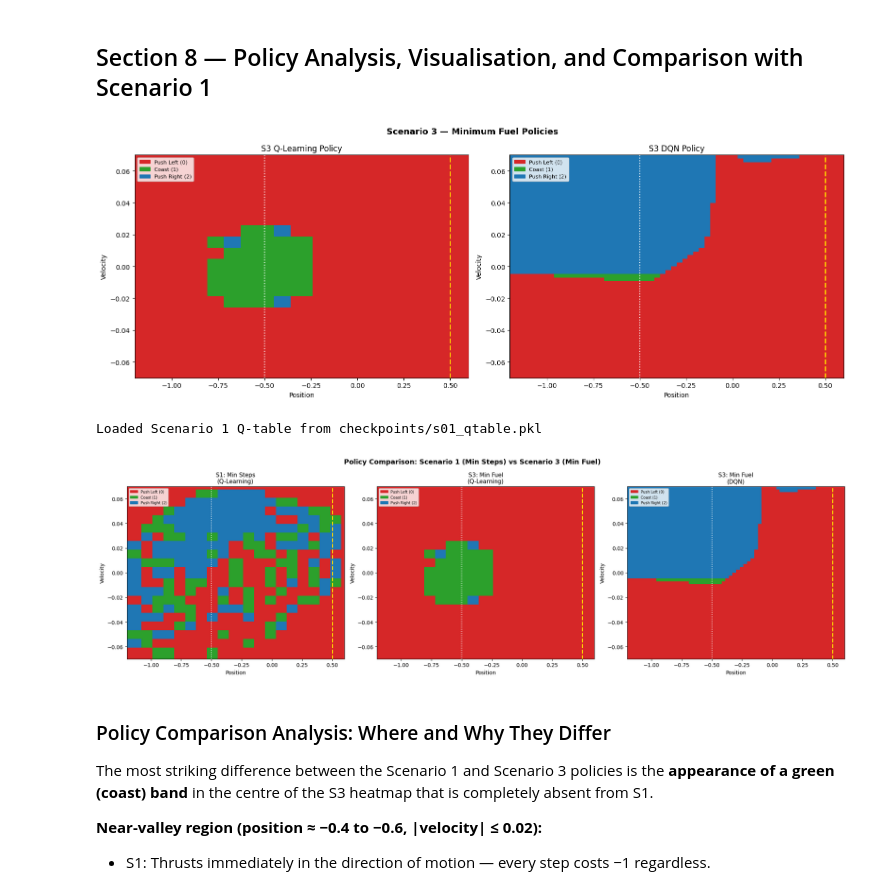
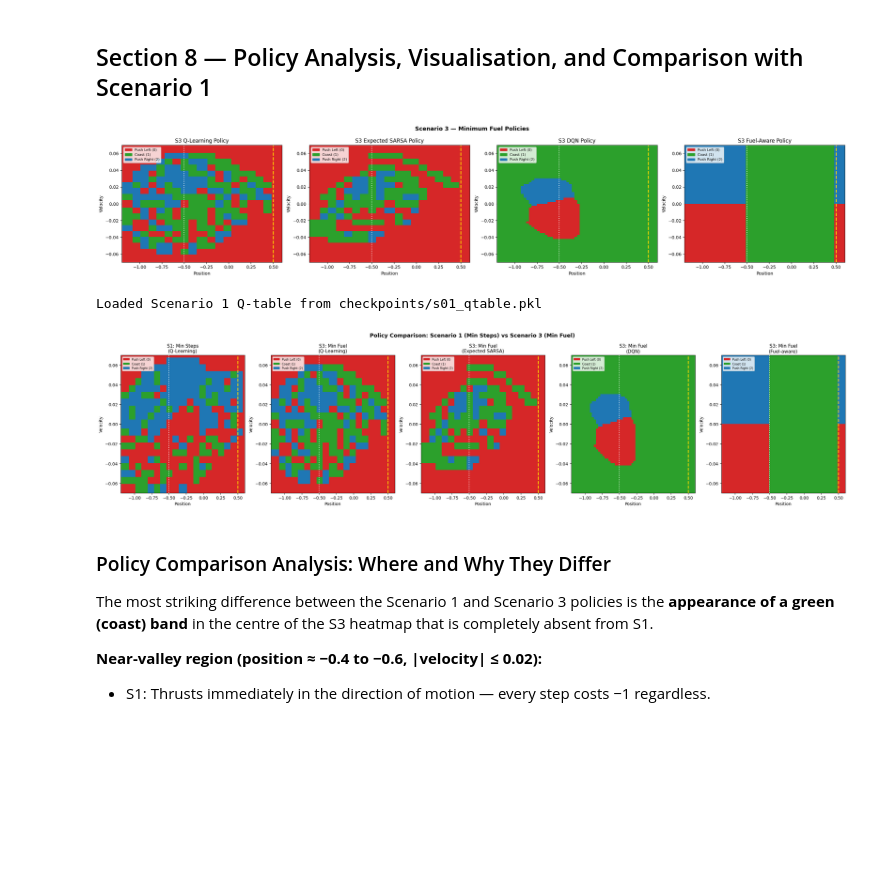
Before and after one commit to sjekic/reinforcement-learning, a Jupyter notebook: sofia_copy_scenario_03_discrete_minfuel.ipynb, the cells around one changed output. Saved outputs shown, nothing was run; the diff lists cells and outputs as text; code cells hidden in the pictures; blank space fills up the shorter version.

Commit message:
Video and Q learning working...???

```diff
--- a/sofia_copy_scenario_03_discrete_minfuel.ipynb
+++ b/sofia_copy_scenario_03_discrete_minfuel.ipynb
@@ -500,9 +656,19 @@ DQN components defined.
 
 The training cells below keep the simple tabular style, but the evaluation now checks the real fuel objective: reach the goal with as few thrust actions as possible. A fuel-aware resonant policy is also included as a sanity-check target because it coasts much more than a minimum-steps policy.
 # %%
-print('Training Q-Learning on pure Scenario 3 fuel reward')
+print('Training Q-Learning — demo prefill + decaying exploration')
 Q_table, ql_rewards, ql_thrust_counts, visit_counts_ql = q_learning_s3(
-    env, num_episodes=500, alpha=0.07, gamma=0.99, epsilon=0.3
+    env,
+    num_episodes=4000,
+    alpha=0.10,
+    gamma=0.99,
+    eps_start=1.0,
+    eps_end=0.02,
+    eps_decay=0.9990,
+    demo_episodes=100,
+    demo_prob=0.30,
+    demo_min_prob=0.10,
+    demo_decay_episodes=1500,
 )
 with open('checkpoints/s03_qtable.pkl', 'wb') as f:
     pickle.dump(Q_table, f)
@@ -513,9 +689,19 @@ Training Q-Learning — copied notebook behaviour for Scenario 3
 Q-table saved -> checkpoints/s03_qtable.pkl
 Q-table numpy saved -> checkpoints/s03_qtable.npy
 # %%
-print('Training Expected SARSA on pure Scenario 3 fuel reward')
+print('Training Expected SARSA — demo prefill + decaying exploration')
 Q_esarsa, esarsa_rewards, esarsa_thrust_counts, visit_counts_esarsa = expected_sarsa_s3(
-    env, num_episodes=500, alpha=0.07, gamma=0.99, epsilon=0.3
+    env,
+    num_episodes=4000,
+    alpha=0.10,
+    gamma=0.99,
+    eps_start=1.0,
+    eps_end=0.02,
+    eps_decay=0.9990,
+    demo_episodes=100,
+    demo_prob=0.30,
+    demo_min_prob=0.10,
+    demo_decay_episodes=1500,
 )
 with open('checkpoints/s03_esarsa_qtable.pkl', 'wb') as f:
     pickle.dump(Q_esarsa, f)
@@ -533,7 +729,7 @@ dqn = DQNAgent(
     eps_start=1.0, eps_end=0.05, eps_decay=0.9990,
     batch_size=64, target_update=200
 )
-dqn_rewards, dqn_coast = train_dqn(env, dqn, n_episodes=2500, warmup_prob=0.50)
+dqn_rewards, dqn_coast = train_dqn(env, dqn, n_episodes=2500, warmup_prob=0.70)
 torch.save(dqn.policy_net.state_dict(), 'checkpoints/s03_dqn.pth')
 print('DQN weights saved -> checkpoints/s03_dqn.pth')
 # %% [output]
@@ -699,34 +1058,35 @@ vel_g = np.linspace(VEL_LOW, VEL_HIGH, n_grid)
 colors = ['#d62728', '#2ca02c', '#1f77b4']
 cmap = ListedColormap(colors)
 action_labels = ['Push Left (0)', 'Coast (1)', 'Push Right (2)']
 
 policy_items = [
     (ql_fn, 'S3 Q-Learning Policy', 'ql'),
+    (esarsa_fn, 'S3 Expected SARSA Policy', 'esarsa'),
     (dqn_fn, 'S3 DQN Policy', 'dqn'),
     (fuel_fn, 'S3 Fuel-Aware Policy', 'fuel'),
 ]
 
 fig, axes = plt.subplots(1, len(policy_items), figsize=(6 * len(policy_items), 5))
 s3_grids = {}
 for ax, (fn, title, key) in zip(axes, policy_items):
     grid = np.array([[fn(np.array([p, v])) for p in pos_g] for v in vel_g])
     s3_grids[key] = grid
     ax.imshow(grid, extent=[POS_LOW, POS_HIGH, VEL_LOW, VEL_HIGH],
               origin='lower', cmap=cmap, aspect='auto', vmin=0, vmax=2)
     ax.axvline(0.5, color='gold', ls='--', lw=2)
     ax.axvline(-0.5, color='white', ls=':', lw=1.5)
     ax.set_xlabel('Position')
     ax.set_ylabel('Velocity')
     ax.set_title(title)
     patches = [mpatches.Patch(color=colors[i], label=action_labels[i]) for i in range(3)]
     ax.legend(handles=patches, loc='upper left', fontsize=8)
 
 plt.suptitle('Scenario 3 — Minimum Fuel Policies', fontsize=13, fontweight='bold')
 plt.tight_layout()
 plt.savefig('checkpoints/s03_policy_heatmap.png', dpi=150)
 plt.show()
 # %% [output]
-[figure, old version]
+[figure, new version]
 # %%
 # Side-by-side comparison: S1 (min-steps) vs S3 (min-fuel)
 # Load S1 Q-table if available; otherwise compute a reference policy
@@ -741,13 +1101,16 @@ except FileNotFoundError:
     s1_available = False
 
 if s1_available:
-    fig, axes = plt.subplots(1, 3, figsize=(20, 6))
+    comparison_items = [
+        (s1_fn, 'S1: Min Steps\n(Q-Learning)'),
+        (ql_fn, 'S3: Min Fuel\n(Q-Learning)'),
+        (esarsa_fn, 'S3: Min Fuel\n(Expected SARSA)'),
+        (dqn_fn, 'S3: Min Fuel\n(DQN)'),
+        (fuel_fn, 'S3: Min Fuel\n(Fuel-aware)'),
+    ]
+    fig, axes = plt.subplots(1, len(comparison_items), figsize=(5 * len(comparison_items), 6))
 
-    for ax, (fn, title) in zip(axes, [
-        (s1_fn,  'S1: Min Steps\n(Q-Learning)'),
-        (ql_fn,  'S3: Min Fuel\n(Q-Learning)'),
-        (fuel_fn, 'S3: Min Fuel\n(Fuel-aware)'),
-    ]):
+    for ax, (fn, title) in zip(axes, comparison_items):
         grid = np.array([[fn(np.array([p, v])) for p in pos_g] for v in vel_g])
         ax.imshow(grid, extent=[POS_LOW, POS_HIGH, VEL_LOW, VEL_HIGH],
                   origin='lower', cmap=cmap, aspect='auto', vmin=0, vmax=2)
@@ -766,7 +1129,7 @@ if s1_available:
     plt.show()
 # %% [output]
 Loaded Scenario 1 Q-table from checkpoints/s01_qtable.pkl
-[figure, old version]
+[figure, new version]
 # %% [markdown]
 ### Policy Comparison Analysis: Where and Why They Differ
 
```
Also changed, not shown: parts of 18 cells of this notebook.
